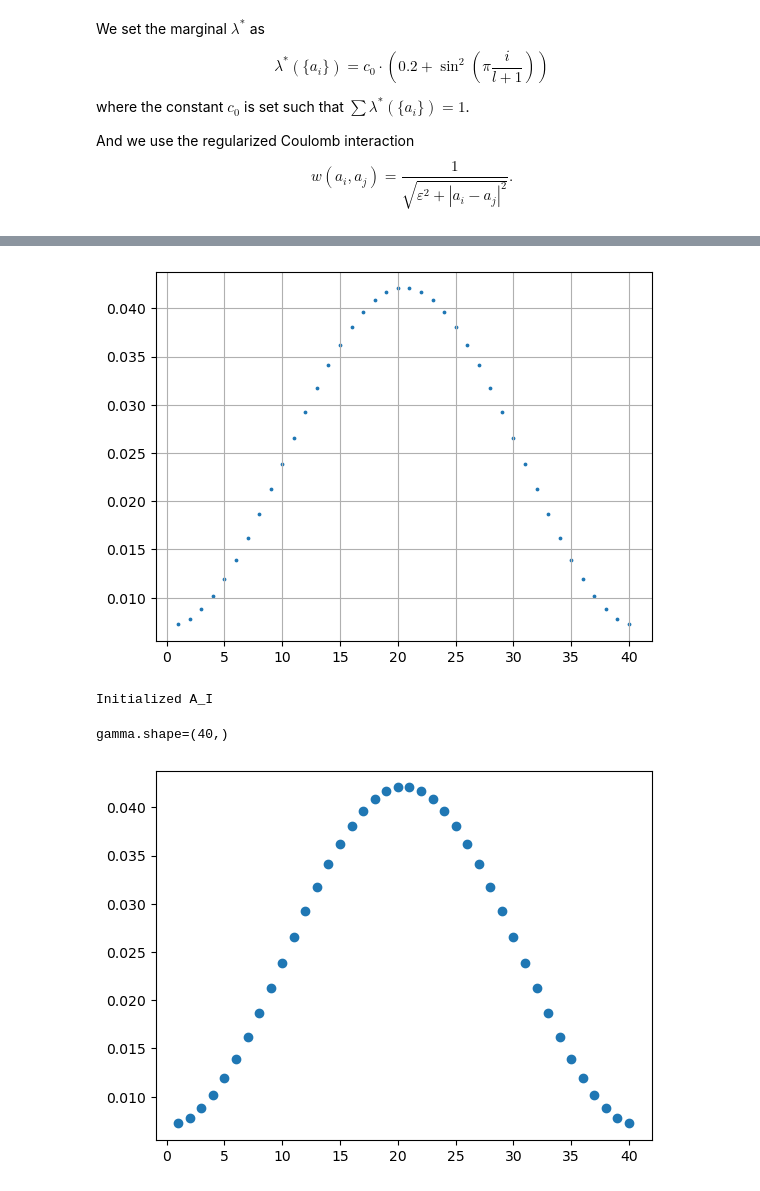
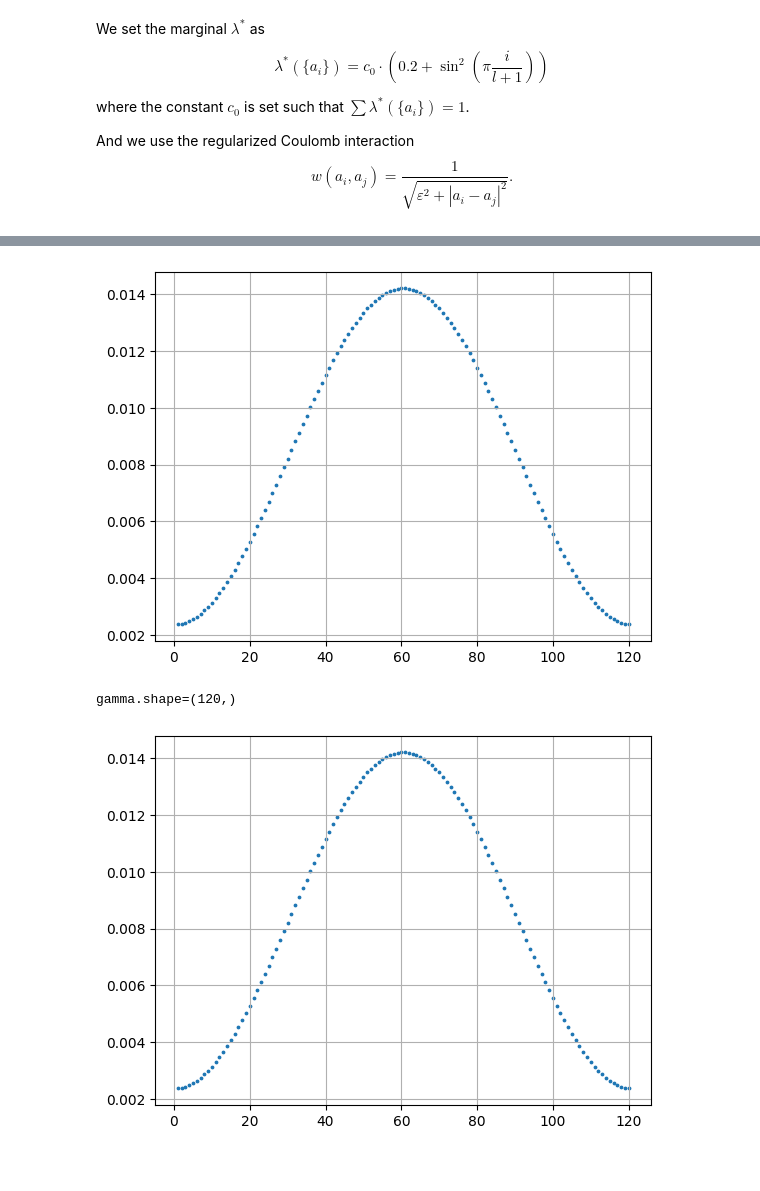
Before and after one commit to AI-Quantum-Research-Group/Computational-OT, a Jupyter notebook: GenCol.ipynb, the cells around one changed output, grey strips where cells are left out. Saved outputs shown, nothing was run; the diff lists cells and outputs as text; code cells hidden in the pictures.

```diff
--- a/GenCol.ipynb
+++ b/GenCol.ipynb
@@ -155,10 +372,10 @@ where the constant $c_0$ is set such that $\sum \lambda^* (\{a_i\}) = 1$.
 And we use the regularized Coulomb interaction
 $$ w(a_i, a_j) = \frac{1}{\sqrt{\varepsilon^2 + |a_i - a_j|^2}}. $$
 # %%
-N = 2  # Number of marginals
-l = 40  # Number of sites
+N = 10  # Number of marginals
+l = 120  # Number of sites
 beta = 5  # Hyperparameter for controlling the maximum columns
-maxiter = 500  # Maximum number of iterations
+maxiter = 8000  # Maximum number of iterations
 # maxsamples = 1000  # Maximum number of samples for mutations
 
 grid_points = np.arange(1, l+1)
@@ -186,18 +403,17 @@ Maximum number of iterations maxiter=500
 plt.scatter(grid_points, marginal, s=3)
 plt.grid()
 # %% [output]
-[figure, old version]
+[figure, new version]
 # %%
 ai, alpha, cost_history, dual_value_history = genetic_column_generation(
     N, l, beta, pair_potential, (0, 1), marginal, maxiter, 100000)
-# %% [output]
-Initialized A_I
 # %%
 gamma = ai @ alpha
 print(f"{gamma.shape=}")
 
-plt.scatter(grid_points, gamma)
+plt.scatter(grid_points, gamma, s=3)
+plt.grid()
 plt.show()
 # %% [output]
-gamma.shape=(40,)
+gamma.shape=(120,)
-[figure, old version]
+[figure, new version]
```
Also changed, not shown: parts of 7 cells of this notebook.
